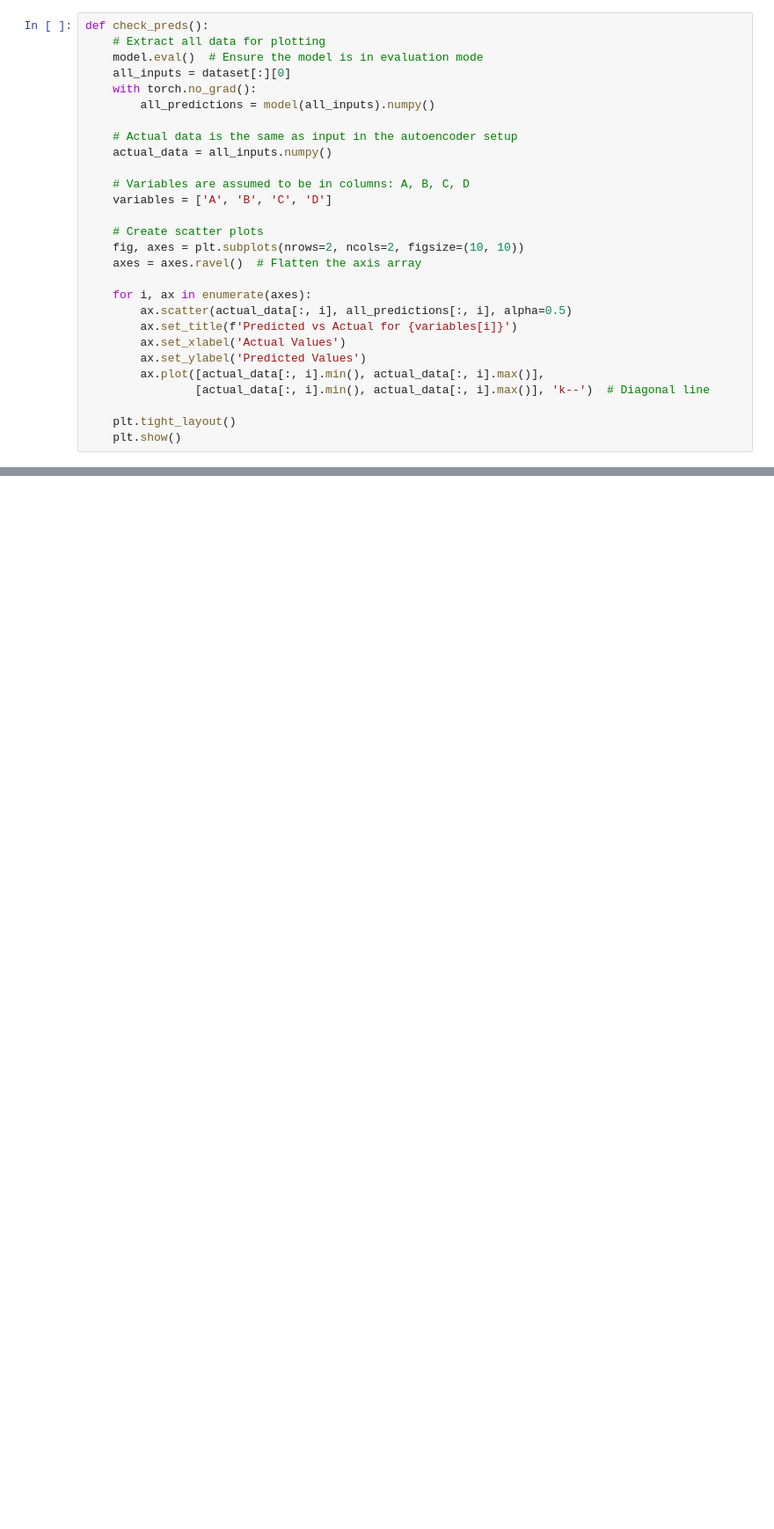
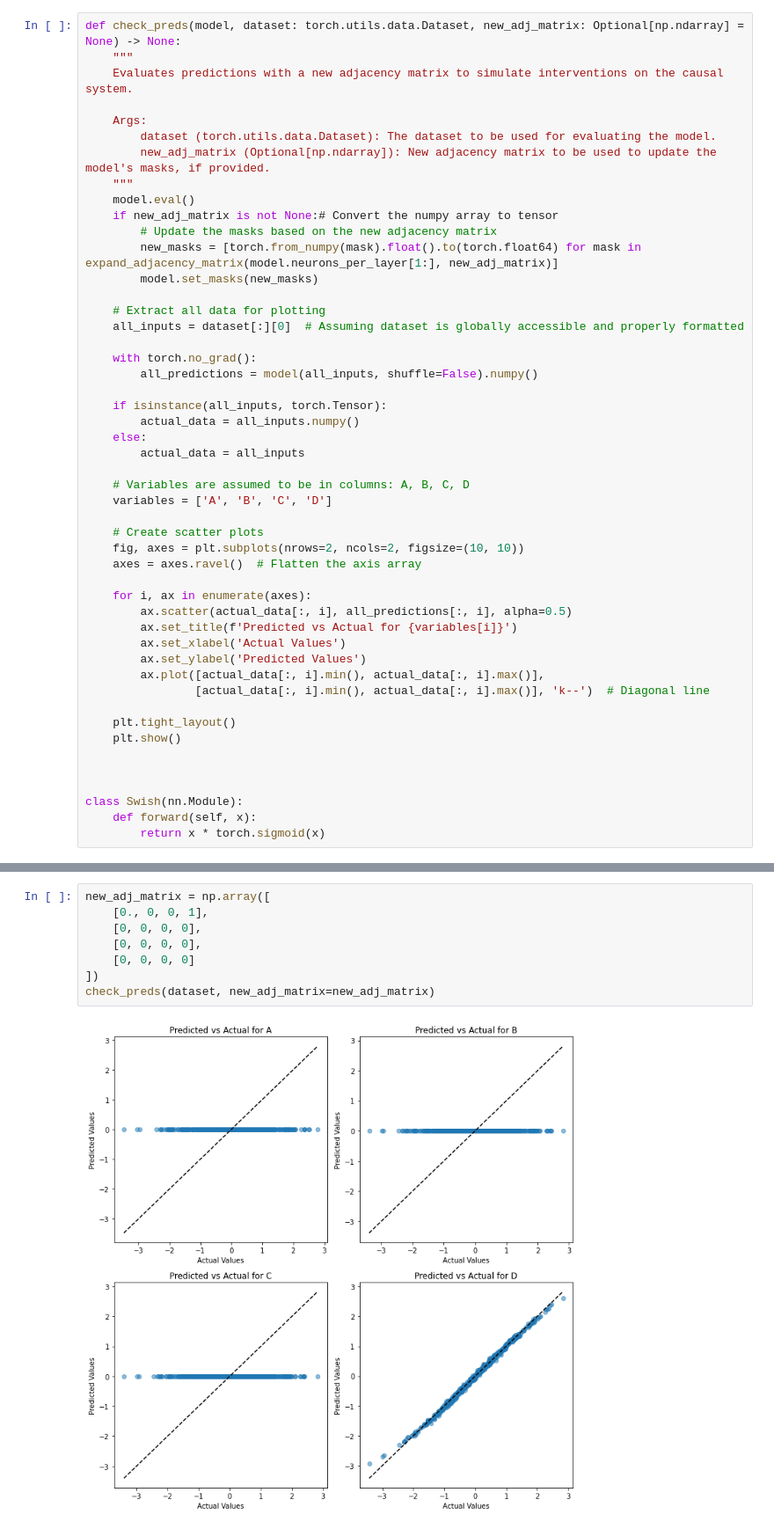
Before and after one commit to matthewvowels1/Causal_Transformer, a Jupyter notebook: DAG_NN.ipynb, the cells around one changed output, grey strips where cells are left out. Shown at 88% size. Drawn from its saved outputs; the diff is of its cells as text; blank space fills up the shorter version.

```diff
--- a/DAG_NN.ipynb
+++ b/DAG_NN.ipynb
@@ -108,13 +92,28 @@ class DAGAutoencoder(nn.Module):
 # %%
-def check_preds():
+def check_preds(model, dataset: torch.utils.data.Dataset, new_adj_matrix: Optional[np.ndarray] = None) -> None:
+    """
+    Evaluates predictions with a new adjacency matrix to simulate interventions on the causal system.
+
+    Args:
+        dataset (torch.utils.data.Dataset): The dataset to be used for evaluating the model.
+        new_adj_matrix (Optional[np.ndarray]): New adjacency matrix to be used to update the model's masks, if provided.
+    """
+    model.eval()
+    if new_adj_matrix is not None:# Convert the numpy array to tensor
+        # Update the masks based on the new adjacency matrix
+        new_masks = [torch.from_numpy(mask).float().to(torch.float64) for mask in expand_adjacency_matrix(model.neurons_per_layer[1:], new_adj_matrix)]
+        model.set_masks(new_masks)
+
     # Extract all data for plotting
-    model.eval()  # Ensure the model is in evaluation mode
-    all_inputs = dataset[:][0]
+    all_inputs = dataset[:][0]  # Assuming dataset is globally accessible and properly formatted
+
     with torch.no_grad():
-        all_predictions = model(all_inputs).numpy()
+        all_predictions = model(all_inputs, shuffle=False).numpy()
 
-    # Actual data is the same as input in the autoencoder setup
-    actual_data = all_inputs.numpy()
+    if isinstance(all_inputs, torch.Tensor):
+        actual_data = all_inputs.numpy()
+    else:
+        actual_data = all_inputs
 
     # Variables are assumed to be in columns: A, B, C, D
     variables = ['A', 'B', 'C', 'D']
@@ -133,6 +132,12 @@ def check_preds():
 
     plt.tight_layout()
     plt.show()
+
+
+
+class Swish(nn.Module):
+    def forward(self, x):
+        return x * torch.sigmoid(x)
 # %%
 num_samples = 500  # Number of synthetic data samples
 batch_size = 10  # Batch size for training
@@ -526,0 +372,10 @@ Expanded matrix to 6x6:
+# %%
+new_adj_matrix = np.array([
+    [0., 0, 0, 1],
+    [0, 0, 0, 0],
+    [0, 0, 0, 0],
+    [0, 0, 0, 0]
+])
+check_preds(dataset, new_adj_matrix=new_adj_matrix)
+# %% [output]
+[figure, added]
```
Also changed, not shown: parts of 17 cells of this notebook, 13 other files.
